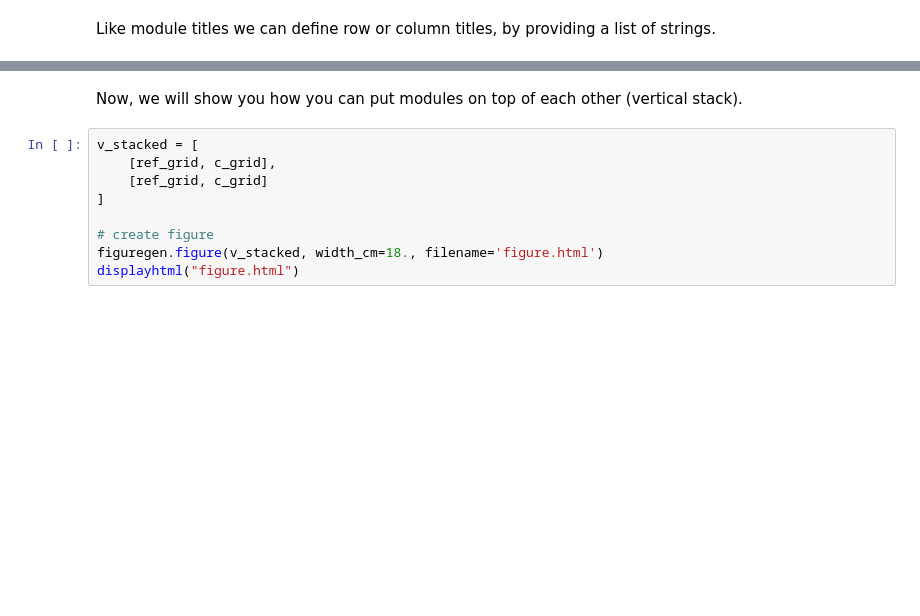
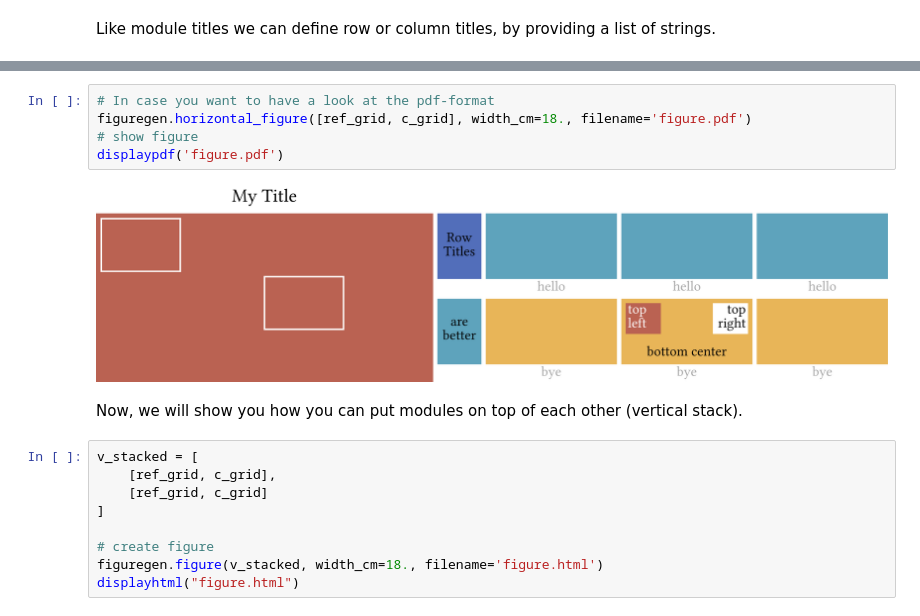
Before and after one commit to Mira-13/figure-gen, a Jupyter notebook: Tutorial.ipynb, the cells around one changed output, grey strips where cells are left out. Drawn from its saved outputs; the diff is of its cells as text; blank space fills up the shorter version.

```diff
--- a/Tutorial.ipynb
+++ b/Tutorial.ipynb
@@ -187,6 +179,13 @@ figuregen.horizontal_figure([ref_grid, c_grid], width_cm=18., filename='figure.h
 displayhtml("figure.html")
 # %% [output]
 [interactive output not drawn]
+# %%
+# In case you want to have a look at the pdf-format
+figuregen.horizontal_figure([ref_grid, c_grid], width_cm=18., filename='figure.pdf')
+# show figure
+displaypdf('figure.pdf')
+# %% [output]
+[figure, added]
 # %% [markdown]
 Now, we will show you how you can put modules on top of each other (vertical stack).
 # %%
```
Also changed, not shown: parts of 5 cells of this notebook, 1 other file.
